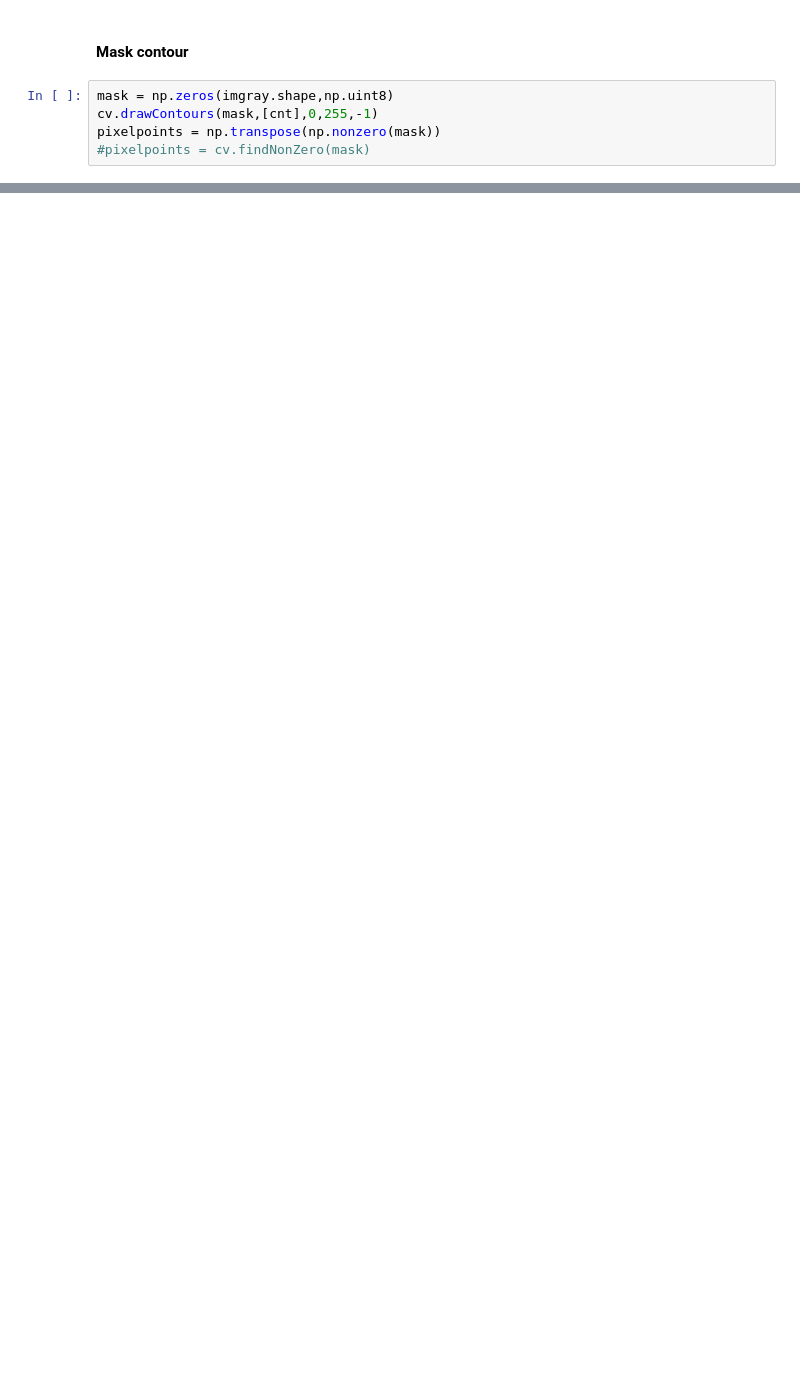
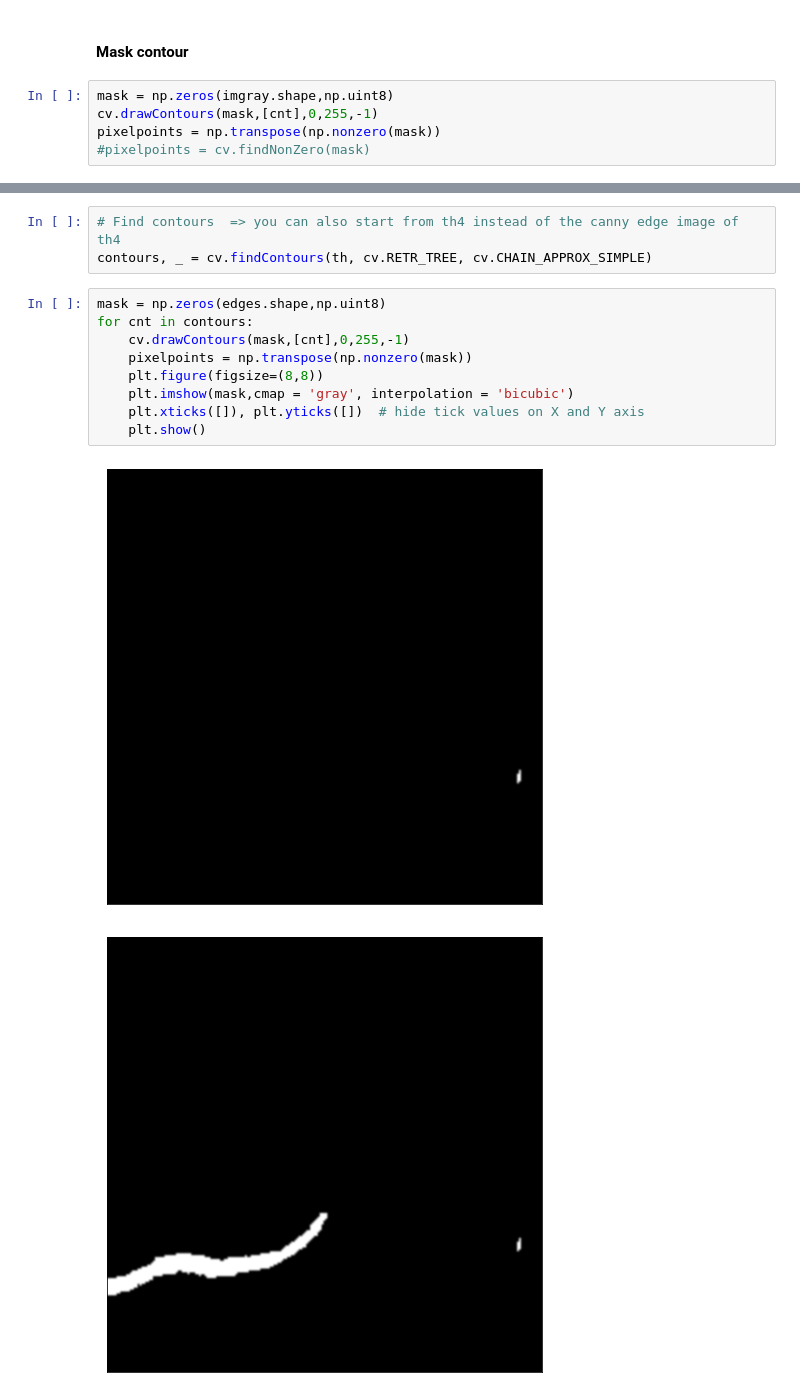
Before and after one commit to kristof-becode/Concrete-Crack-Detection, a Jupyter notebook: Preprocess1.ipynb, the cells around one changed output, grey strips where cells are left out. Drawn from its saved outputs; the diff is of its cells as text; blank space fills up the shorter version.

```diff
--- a/Preprocess1.ipynb
+++ b/Preprocess1.ipynb
@@ -397,0 +436,15 @@ pixelpoints = np.transpose(np.nonzero(mask))
+# %%
+# Find contours  => you can also start from th4 instead of the canny edge image of th4
+contours, _ = cv.findContours(th, cv.RETR_TREE, cv.CHAIN_APPROX_SIMPLE)
+# %%
+mask = np.zeros(edges.shape,np.uint8)
+for cnt in contours:
+    cv.drawContours(mask,[cnt],0,255,-1)
+    pixelpoints = np.transpose(np.nonzero(mask))
+    plt.figure(figsize=(8,8))
+    plt.imshow(mask,cmap = 'gray', interpolation = 'bicubic')
+    plt.xticks([]), plt.yticks([])  # hide tick values on X and Y axis
+    plt.show()
+# %% [output]
+[figure, added]
+[figure, added]
```
Also changed, not shown: parts of 27 cells of this notebook.
